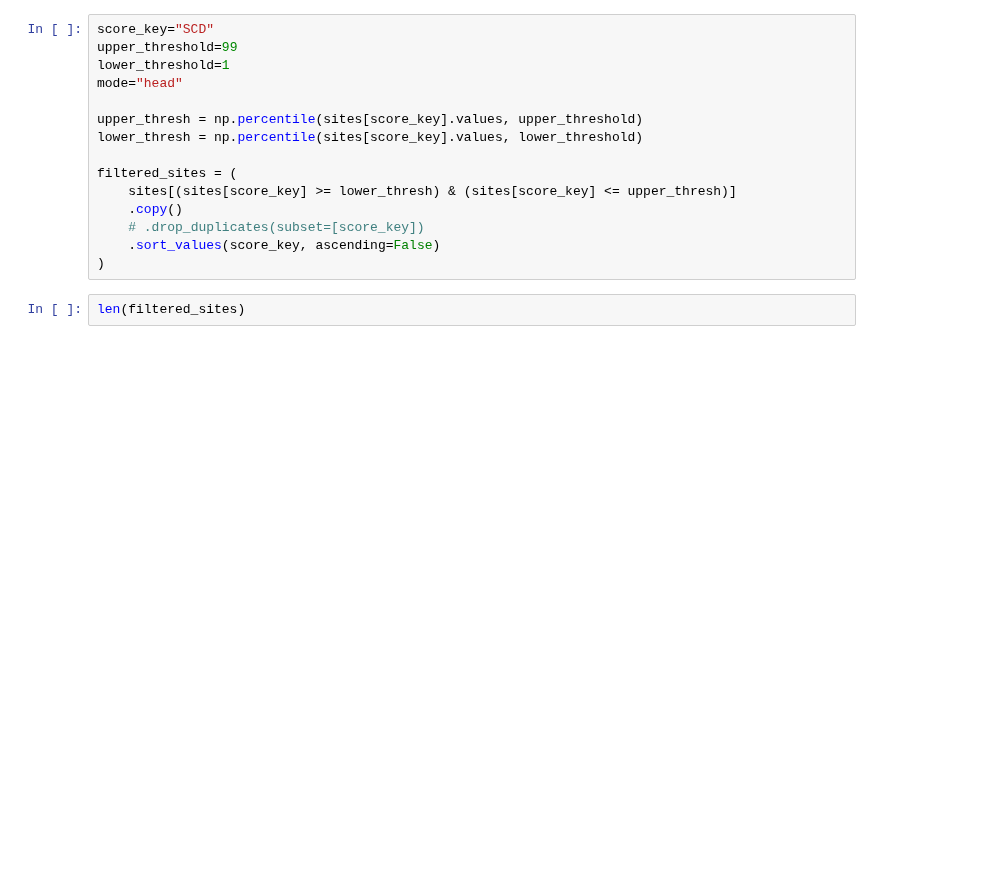
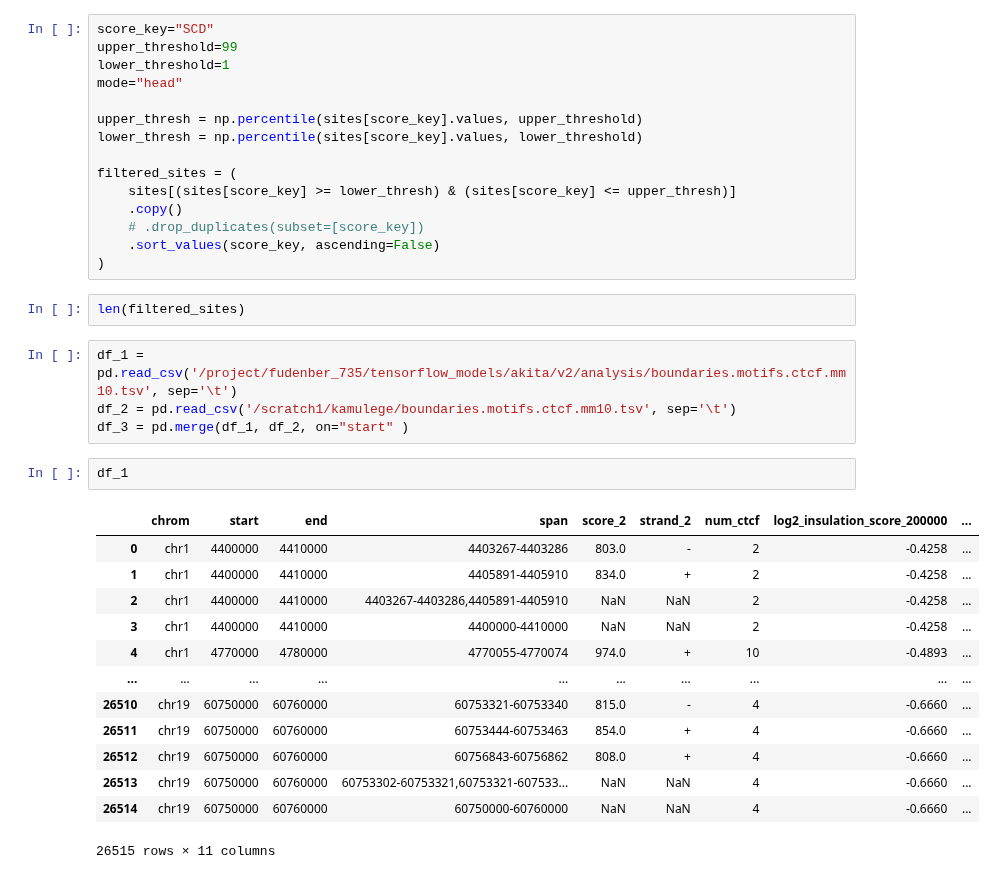
Before and after one commit to Fudenberg-Research-Group/akita_utils, a Jupyter notebook: bin/insert_experiments/analysis/CTCF_motif_deletion_vs_insertion.ipynb, the cells around one changed output. Cells and saved outputs as stored; diff of their text form; blank space fills up the shorter version.

```diff
--- a/bin/insert_experiments/analysis/CTCF_motif_deletion_vs_insertion.ipynb
+++ b/bin/insert_experiments/analysis/CTCF_motif_deletion_vs_insertion.ipynb
@@ -277,3 +299,23 @@ filtered_sites = (
 )
 # %%
 len(filtered_sites)
+# %%
+df_1 = pd.read_csv('/project/fudenber_735/tensorflow_models/akita/v2/analysis/boundaries.motifs.ctcf.mm10.tsv', sep='\t')
+df_2 = pd.read_csv('/scratch1/kamulege/boundaries.motifs.ctcf.mm10.tsv', sep='\t')
+df_3 = pd.merge(df_1, df_2, on="start" )
+# %%
+df_1
+# %% [output]
+|  | chrom | start | end | span | score_2 | strand_2 | num_ctcf | log2_insulation_score_200000 | ... |
+| 0 | chr1 | 4400000 | 4410000 | 4403267-4403286 | 803.0 | - | 2 | -0.4258 | ... |
+| 1 | chr1 | 4400000 | 4410000 | 4405891-4405910 | 834.0 | + | 2 | -0.4258 | ... |
+| 2 | chr1 | 4400000 | 4410000 | 4403267-4403286,4405891-4405910 | NaN | NaN | 2 | -0.4258 | ... |
+| 3 | chr1 | 4400000 | 4410000 | 4400000-4410000 | NaN | NaN | 2 | -0.4258 | ... |
+| 4 | chr1 | 4770000 | 4780000 | 4770055-4770074 | 974.0 | + | 10 | -0.4893 | ... |
+| ... | ... | ... | ... | ... | ... | ... | ... | ... | ... |
+| 26510 | chr19 | 60750000 | 60760000 | 60753321-60753340 | 815.0 | - | 4 | -0.6660 | ... |
+| 26511 | chr19 | 60750000 | 60760000 | 60753444-60753463 | 854.0 | + | 4 | -0.6660 | ... |
+| 26512 | chr19 | 60750000 | 60760000 | 60756843-60756862 | 808.0 | + | 4 | -0.6660 | ... |
+| 26513 | chr19 | 60750000 | 60760000 | 60753302-60753321,60753321-607533... | NaN | NaN | 4 | -0.6660 | ... |
+| 26514 | chr19 | 60750000 | 60760000 | 60750000-60760000 | NaN | NaN | 4 | -0.6660 | ... |
+26515 rows × 11 columns
```
Also changed, not shown: parts of 6 cells of this notebook.
